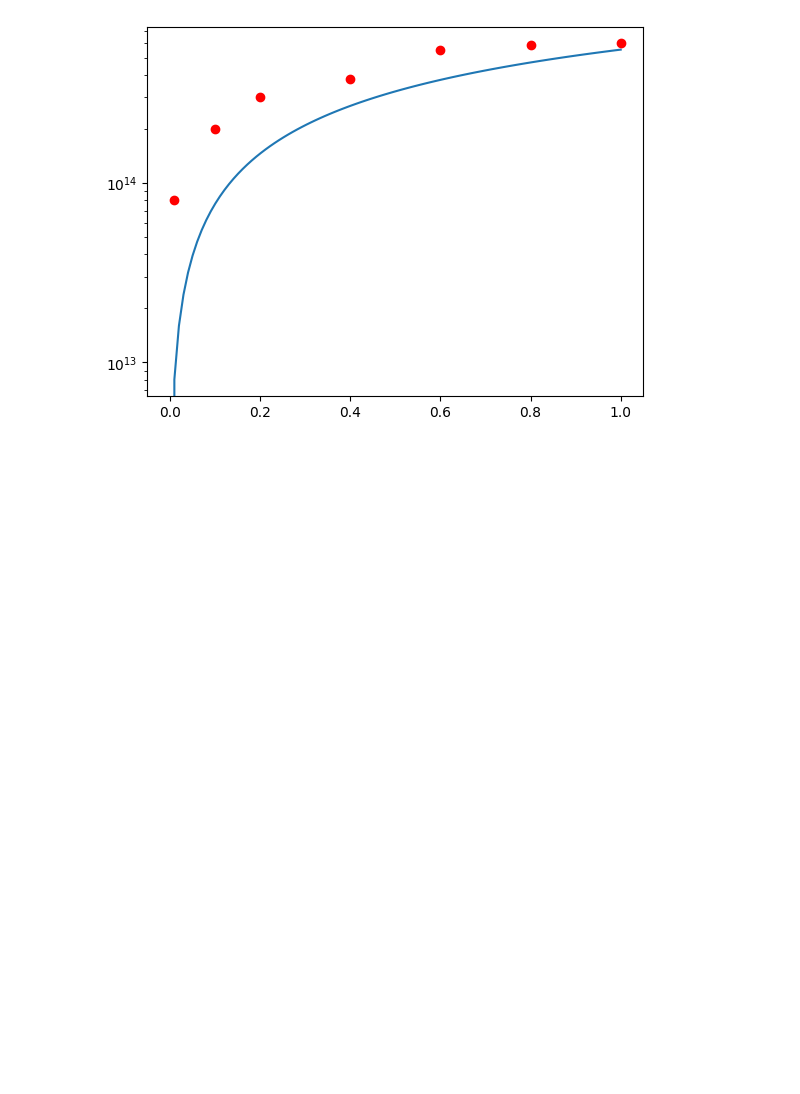
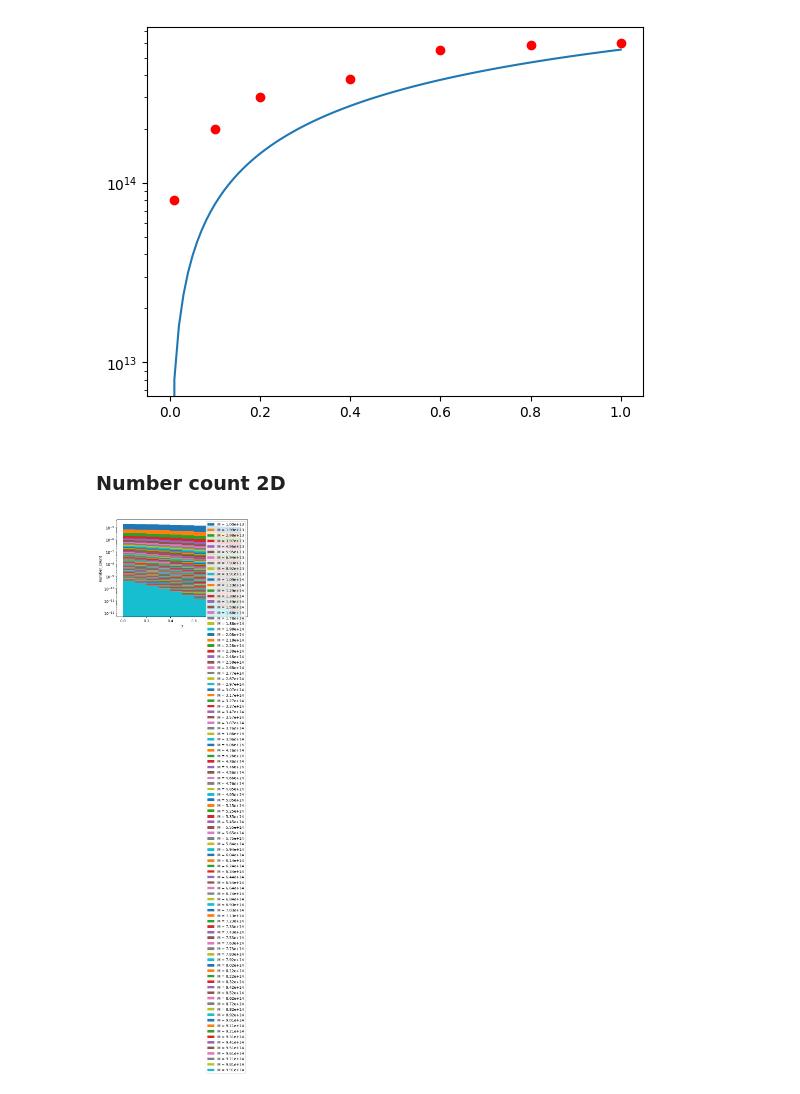
Before and after one commit to Thomas054/My_hmf, a Jupyter notebook: 2 Test_NumberCount.ipynb, the cells around one changed output. Drawn from its saved outputs; the diff is of its cells as text; code cells hidden in the pictures; blank space fills up the shorter version.

Commit message:
Number count 2D

```diff
--- a/2 Test_NumberCount.ipynb
+++ b/2 Test_NumberCount.ipynb
@@ -77,3 +79,27 @@ plt.yscale("log")
 plt.show()
 # %% [output]
 [figure]
+# %% [markdown]
+### Number count 2D
+# %%
+N_z = 10
+N_m = 100
+zmax = 1
+Ncamb = 1000
+resolution_z = 10
+# %%
+number_count = get_number_count(cosmo_params, N_z, zmax, Ncamb, resolution_z, N_m = N_m)
+# %%
+z = np.linspace(0, zmax, N_z, endpoint=False)
+mf = My_Tinker08(z=0, cosmo_params=cosmo_params)
+
+plt.figure()
+for i in range(N_m):
+    plt.bar(z, number_count[i], align = "edge", width = zmax/N_z, label = f'M = {mf.m[i*len(mf.m)//N_m]:.2e}')
+plt.xlabel("z")
+plt.ylabel("number_count")
+plt.yscale("log")
+plt.legend()
+plt.show()
+# %% [output]
+[figure, added]
```
Also changed, not shown: parts of 5 cells of this notebook, 2 other files.
